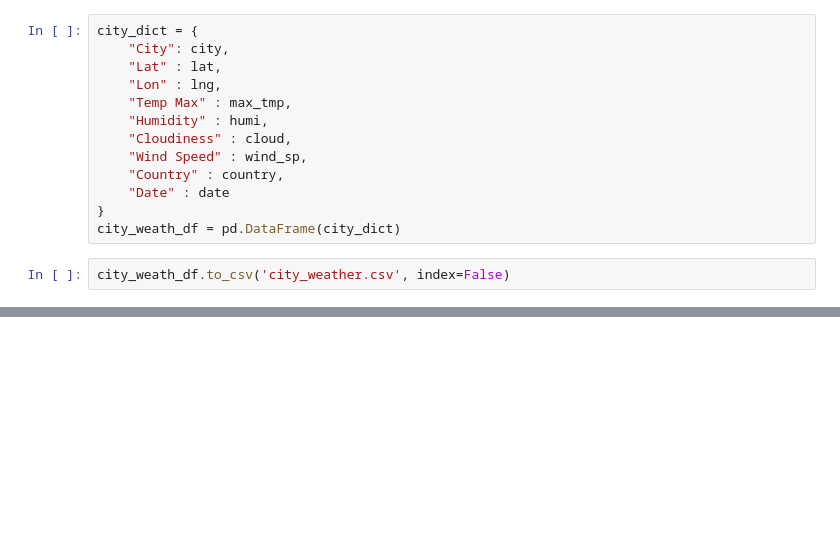
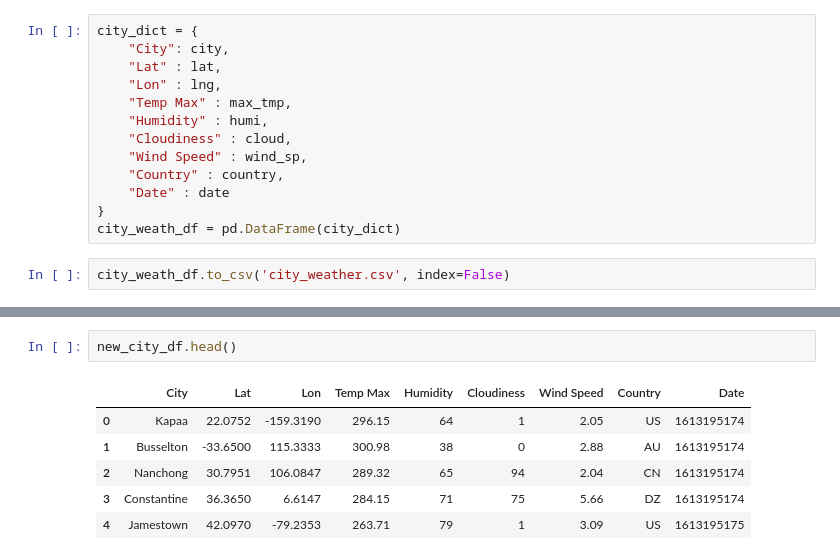
Before and after one commit to danieltp92/python-api-challenge, a Jupyter notebook: WeatherPy/WeatherPy.ipynb, the cells around one changed output, grey strips where cells are left out. Drawn from its saved outputs; the diff is of its cells as text; blank space fills up the shorter version.

```diff
--- a/WeatherPy/WeatherPy.ipynb
+++ b/WeatherPy/WeatherPy.ipynb
@@ -115,0 +200,9 @@ city_weath_df.head()
+# %%
+new_city_df.head()
+# %% [output]
+|  | City | Lat | Lon | Temp Max | Humidity | Cloudiness | Wind Speed | Country | Date |
+| 0 | Kapaa | 22.0752 | -159.3190 | 296.15 | 64 | 1 | 2.05 | US | 1613195174 |
+| 1 | Busselton | -33.6500 | 115.3333 | 300.98 | 38 | 0 | 2.88 | AU | 1613195174 |
+| 2 | Nanchong | 30.7951 | 106.0847 | 289.32 | 65 | 94 | 2.04 | CN | 1613195174 |
+| 3 | Constantine | 36.3650 | 6.6147 | 284.15 | 71 | 75 | 5.66 | DZ | 1613195174 |
+| 4 | Jamestown | 42.0970 | -79.2353 | 263.71 | 79 | 1 | 3.09 | US | 1613195175 |
```
Also changed, not shown: parts of 15 cells of this notebook, 1 other file.
